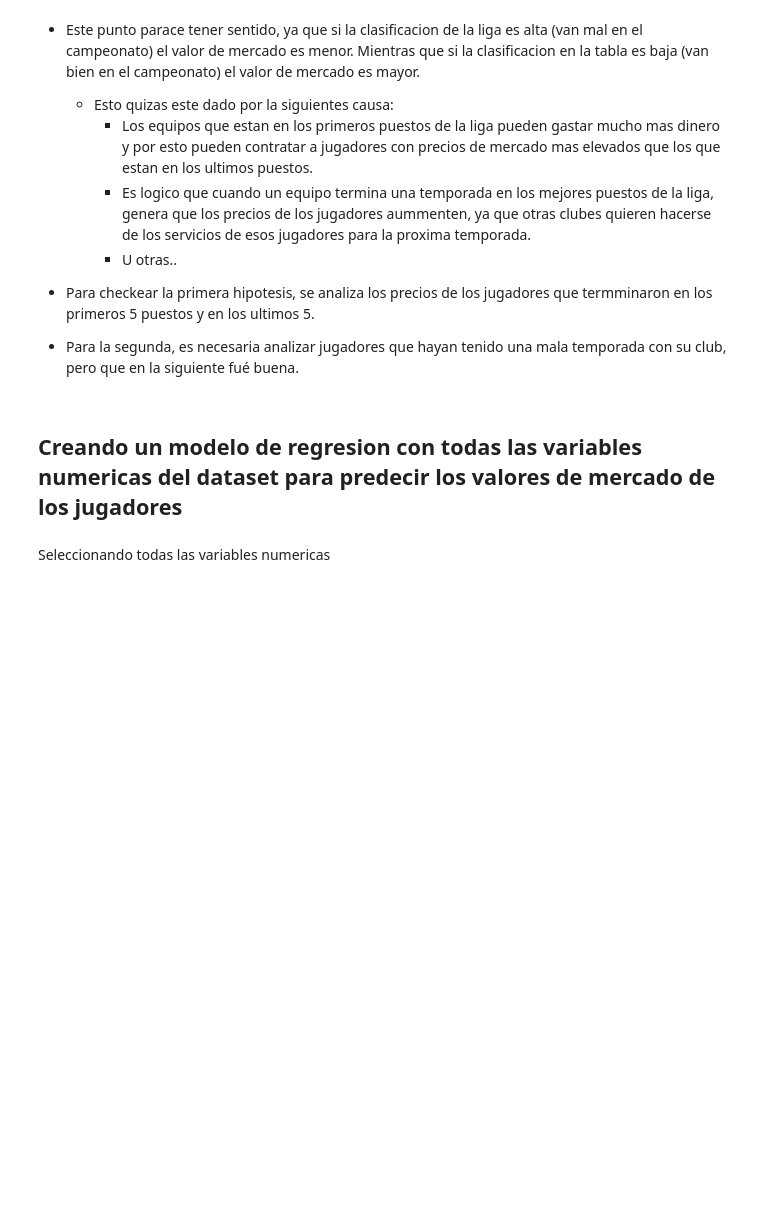
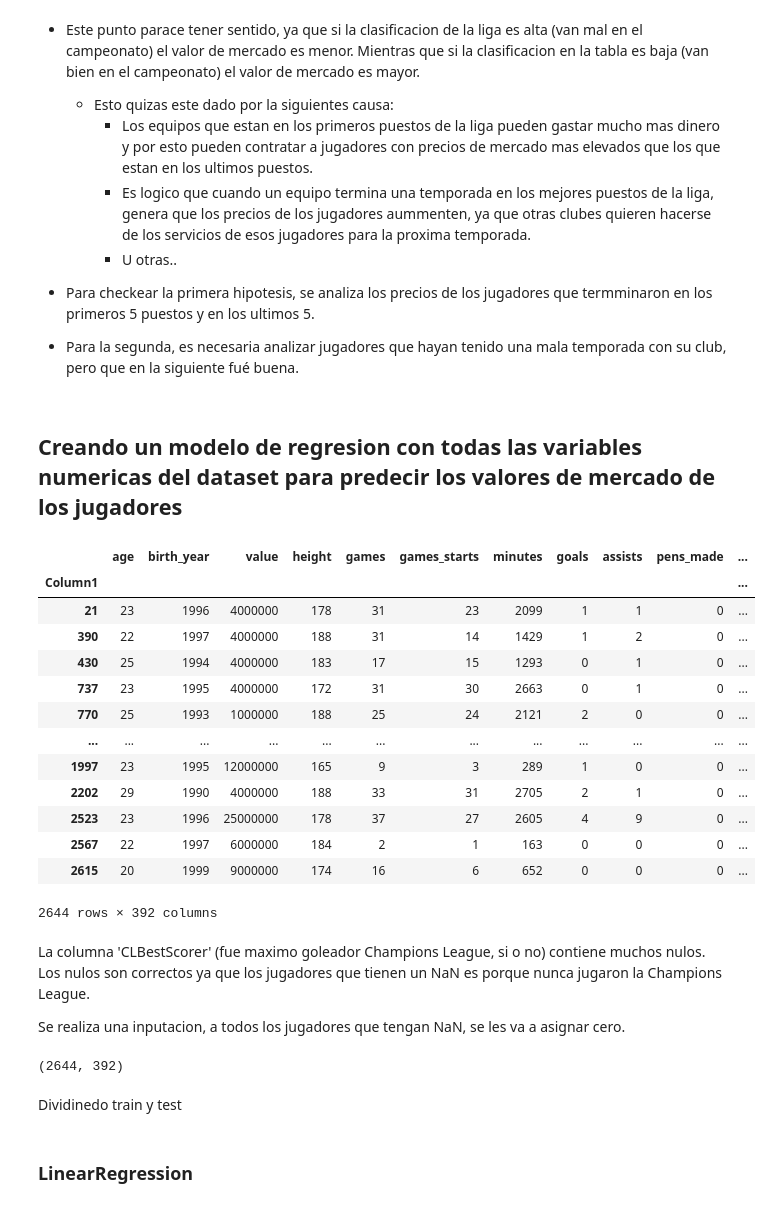
Before and after one commit to santiagoduc0s/football-players-statistics, a Jupyter notebook: football-players.ipynb, the cells around one changed output. Saved outputs shown, nothing was run; the diff lists cells and outputs as text; code cells hidden in the pictures; blank space fills up the shorter version.

Commit message:
Check diferents regressions

```diff
--- a/football-players.ipynb
+++ b/football-players.ipynb
@@ -663,7 +664,31 @@ df_1920_numeric.corr()['value'].reset_index().sort_values(by='value', ascending=
 * Para la segunda, es necesaria analizar jugadores que hayan tenido una mala temporada con su club, pero que en la siguiente fué buena.
 # %% [markdown]
 ## Creando un modelo de regresion con todas las variables numericas del dataset para predecir los valores de mercado de los jugadores
-# %% [markdown]
-Seleccionando todas las variables numericas
-# %%
-df_1920_numeric = df_1920.select_dtypes(include=[np.number])
+# %%
+df_1920_numeric
+# %% [output]
+|  | age | birth_year | value | height | games | games_starts | minutes | goals | assists | pens_made | ... |
+| Column1 |  |  |  |  |  |  |  |  |  |  | ... |
+| 21 | 23 | 1996 | 4000000 | 178 | 31 | 23 | 2099 | 1 | 1 | 0 | ... |
+| 390 | 22 | 1997 | 4000000 | 188 | 31 | 14 | 1429 | 1 | 2 | 0 | ... |
+| 430 | 25 | 1994 | 4000000 | 183 | 17 | 15 | 1293 | 0 | 1 | 0 | ... |
+| 737 | 23 | 1995 | 4000000 | 172 | 31 | 30 | 2663 | 0 | 1 | 0 | ... |
+| 770 | 25 | 1993 | 1000000 | 188 | 25 | 24 | 2121 | 2 | 0 | 0 | ... |
+| ... | ... | ... | ... | ... | ... | ... | ... | ... | ... | ... | ... |
+| 1997 | 23 | 1995 | 12000000 | 165 | 9 | 3 | 289 | 1 | 0 | 0 | ... |
+| 2202 | 29 | 1990 | 4000000 | 188 | 33 | 31 | 2705 | 2 | 1 | 0 | ... |
+| 2523 | 23 | 1996 | 25000000 | 178 | 37 | 27 | 2605 | 4 | 9 | 0 | ... |
+| 2567 | 22 | 1997 | 6000000 | 184 | 2 | 1 | 163 | 0 | 0 | 0 | ... |
+| 2615 | 20 | 1999 | 9000000 | 174 | 16 | 6 | 652 | 0 | 0 | 0 | ... |
+2644 rows × 392 columns
+# %% [markdown]
+La columna 'CLBestScorer' (fue maximo goleador Champions League, si o no) contiene muchos nulos. Los nulos son correctos ya que los jugadores que tienen un NaN es porque nunca jugaron la Champions League.
+
+Se realiza una inputacion, a todos los jugadores que tengan NaN, se les va a asignar cero.
+# %%
+df_1920_numeric['CLBestScorer'] = df_1920_numeric['CLBestScorer'].fillna(0)
+df_1920_numeric.shape
+# %% [output]
+(2644, 392)
+# %% [markdown]
+Dividinedo train y test
@@ -669,0 +700,2 @@ df_1920_numeric = df_1920.select_dtypes(include=[np.number])
+# %% [markdown]
+### LinearRegression
```
Also changed, not shown: parts of 21 cells of this notebook.
